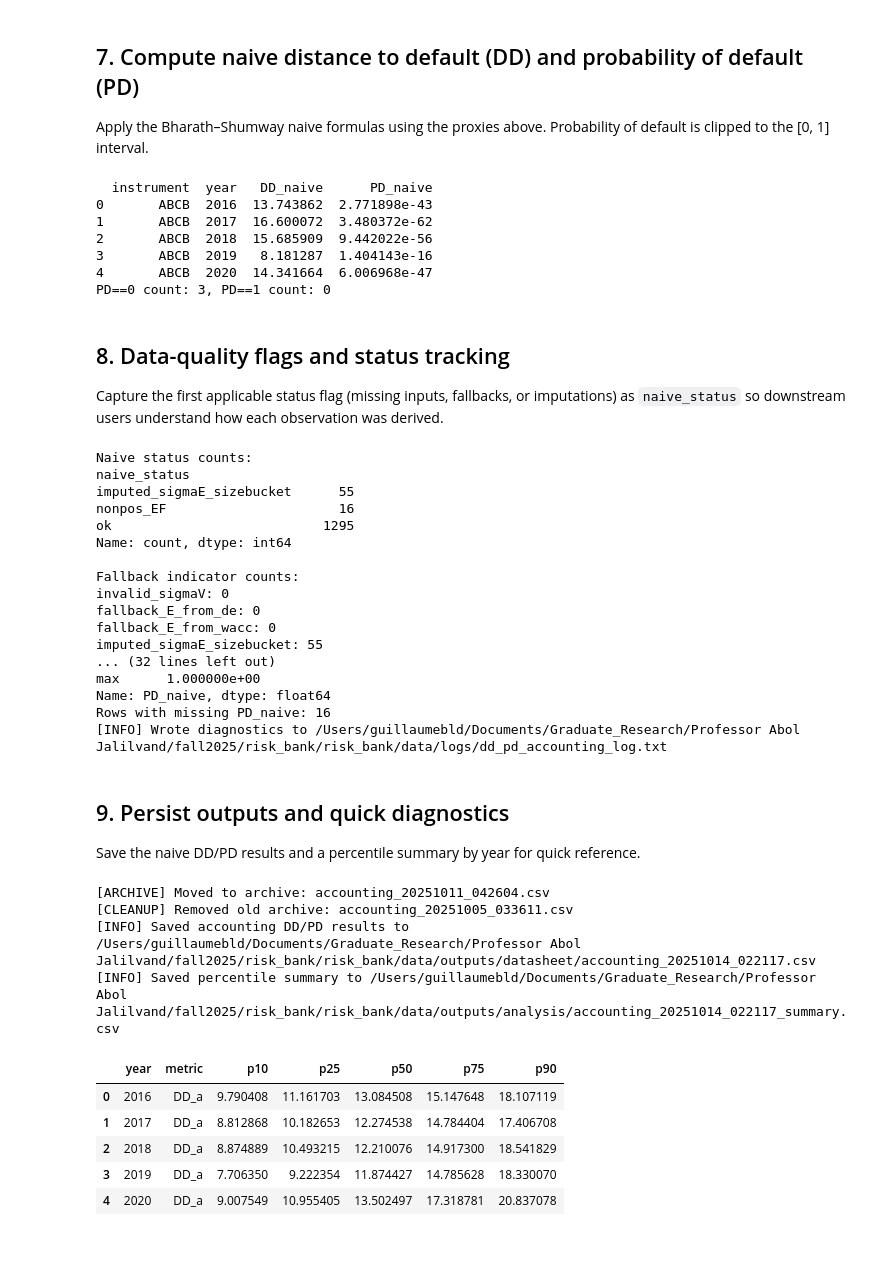
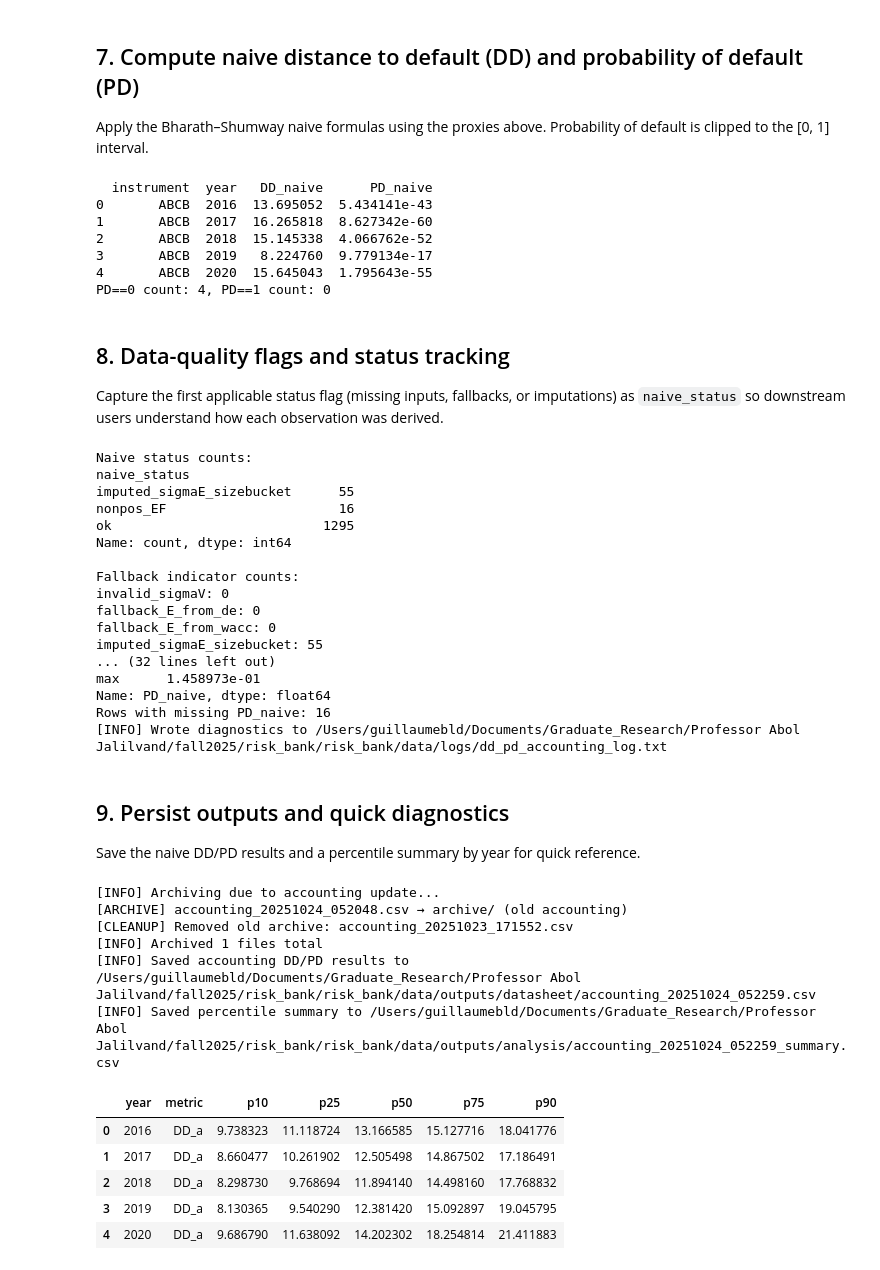
Before and after one commit to GuillaumeBld/Bank_Risk_Analytics, a Jupyter notebook: dd_pd_accounting.ipynb, the cells around one changed output. Saved outputs shown, nothing was run; the diff lists cells and outputs as text; code cells hidden in the pictures.

```diff
--- a/dd_pd_accounting.ipynb
+++ b/dd_pd_accounting.ipynb
@@ -350,3 +366,19 @@ Name: count, dtype: int64
 [INFO] Creating size buckets...
   Size bucket counts: {'small': 1270, 'mid': 64, 'large': 32}
   Imputed sigma_E (imputed_peer): 55 rows
+# %%
+# Load annual returns computed from daily data
+print('[INFO] Loading annual returns from daily data...')
+annual_returns_fp = base_dir / 'data' / 'clean' / 'annual_returns_from_daily.csv'
+annual_returns = pd.read_csv(annual_returns_fp)
+
+# Merge into main DataFrame
+df = df.merge(
+    annual_returns[['ticker', 'year', 'annual_return']],
+    left_on=['instrument', 'year'],
+    right_on=['ticker', 'year'],
+    how='left'
+)
+
+print(f'  Merged {df["annual_return"].notna().sum()} annual returns from daily data')
+print(f'  Coverage: {df["annual_return"].notna().sum() / len(df) * 100:.1f}%')
@@ -404,20 +440,34 @@ df['sigma_V_hat'] = sigma_V_components
 
 df['sigma_V_hat'] = df['sigma_V_hat'].clip(lower=1e-6)
 
-# Drift proxy using lagged returns
-lagged_rit = df.groupby('instrument', group_keys=False)['rit'].shift(1)
+# Drift proxy using lagged DAILY-DERIVED annual returns (NOT rit)
+print('[INFO] Computing mu_hat from daily-derived annual returns...')
+
+# Use annual_return from daily data, lagged by 1 year
+lagged_annual_return = df.groupby('instrument', group_keys=False)['annual_return'].shift(1)
+
+# Fallback 1: firm-level expanding mean
 firm_mean = (
-    df.groupby('instrument', group_keys=False)['rit']
+    df.groupby('instrument', group_keys=False)['annual_return']
       .apply(lambda s: s.expanding().mean().shift(1))
 )
 
-df['mu_hat'] = lagged_rit
+# Fallback 2: size bucket median
+df['mu_hat'] = lagged_annual_return
 mask_mu = df['mu_hat'].isna()
 df.loc[mask_mu, 'mu_hat'] = firm_mean[mask_mu]
 
 size_median_mu = df.groupby('size_bucket')['mu_hat'].transform('median')
 df['mu_hat'] = df['mu_hat'].fillna(size_median_mu)
+
+# Fallback 3: overall median
 df['mu_hat'] = df['mu_hat'].fillna(df['mu_hat'].median())
 
+# Update provenance tracking
+df['mu_hat_from'] = 'daily_annual_return_tminus1'
+df['mu_source_year'] = df['year'] - 1
+
+print(f'  mu_hat computed: {df["mu_hat"].notna().sum()} values')
+print(f'  mu_hat range: [{df["mu_hat"].min():.4f}, {df["mu_hat"].max():.4f}]')
 print(df[['instrument', 'year', 'sigma_D_hat', 'sigma_V_hat', 'mu_hat']].head())
 # %% [output]
@@ -451,12 +504,12 @@ print(df[['instrument', 'year', 'DD_naive', 'PD_naive']].head())
 print(f"PD==0 count: {(df['PD_naive'] == 0).sum()}, PD==1 count: {(df['PD_naive'] == 1).sum()}")
 # %% [output]
   instrument  year   DD_naive      PD_naive
-0       ABCB  2016  13.743862  2.771898e-43
-1       ABCB  2017  16.600072  3.480372e-62
-2       ABCB  2018  15.685909  9.442022e-56
-3       ABCB  2019   8.181287  1.404143e-16
-4       ABCB  2020  14.341664  6.006968e-47
-PD==0 count: 3, PD==1 count: 0
+0       ABCB  2016  13.695052  5.434141e-43
+1       ABCB  2017  16.265818  8.627342e-60
+2       ABCB  2018  15.145338  4.066762e-52
+3       ABCB  2019   8.224760  9.779134e-17
+4       ABCB  2020  15.645043  1.795643e-55
+PD==0 count: 4, PD==1 count: 0
 # %% [markdown]
 
 ## 8. Data-quality flags and status tracking
@@ -573,7 +626,7 @@ fallback_E_from_de: 0
 fallback_E_from_wacc: 0
 imputed_sigmaE_sizebucket: 55
 ... (32 lines left out)
-max      1.000000e+00
+max      1.458973e-01
 Name: PD_naive, dtype: float64
 Rows with missing PD_naive: 16
 [INFO] Wrote diagnostics to /Users/guillaumebld/Documents/Graduate_Research/Professor Abol Jalilvand/fall2025/risk_bank/risk_bank/data/logs/dd_pd_accounting_log.txt
@@ -628,7 +681,9 @@ archive_dir = base_dir / 'archive' / 'datasets'
 archive_dir.mkdir(parents=True, exist_ok=True)
 
 # Archive old accounting files and save new one with timestamp
-archive_old_files(output_dir, archive_dir, 'accounting', max_keep=5)
+# Archive old accounting files AND downstream merged/esg_dd_pd files
+# (they become outdated when accounting changes)
+archive_on_accounting_update(output_dir, archive_dir, max_keep=5)
 
 timestamp = get_timestamp_cdt()
 dd_output = output_dir / f'accounting_{timestamp}.csv'
@@ -657,39 +712,41 @@ def build_percentile_table(metric: str) -> pd.DataFrame:
 
     by_year = (
         clean.groupby('year')[metric]
              .quantile(percentiles)
              .unstack(level=-1)
     )
     by_year.columns = percentile_columns
     by_year = by_year.reset_index()
     by_year.insert(0, 'metric', metric)
 
     overall_values = df[metric].dropna()
     overall_row = {'metric': metric, 'year': 'overall'}
     for col, pct in zip(percentile_columns, percentiles):
         overall_row[col] = overall_values.quantile(pct) if not overall_values.empty else np.nan
 
     combined = pd.concat([by_year, pd.DataFrame([overall_row])], ignore_index=True)
     ordered_columns = ['year', 'metric', *percentile_columns]
     return combined[ordered_columns]
 
 
 summary_frames = [build_percentile_table(metric) for metric in ['DD_a', 'PD_a']]
 summary = pd.concat(summary_frames, ignore_index=True)
 
 summary_output = base_dir / 'data' / 'outputs' / 'analysis' / f'accounting_{timestamp}_summary.csv'
 summary.to_csv(summary_output, index=False)
 print(f"[INFO] Saved percentile summary to {summary_output}")
 
 summary.head()
 # %% [output]
-[ARCHIVE] Moved to archive: accounting_20251011_042604.csv
-[CLEANUP] Removed old archive: accounting_20251005_033611.csv
-[INFO] Saved accounting DD/PD results to /Users/guillaumebld/Documents/Graduate_Research/Professor Abol Jalilvand/fall2025/risk_bank/risk_bank/data/outputs/datasheet/accounting_20251014_022117.csv
-[INFO] Saved percentile summary to /Users/guillaumebld/Documents/Graduate_Research/Professor Abol Jalilvand/fall2025/risk_bank/risk_bank/data/outputs/analysis/accounting_20251014_022117_summary.csv
+[INFO] Archiving due to accounting update...
+[ARCHIVE] accounting_20251024_052048.csv → archive/ (old accounting)
+[CLEANUP] Removed old archive: accounting_20251023_171552.csv
+[INFO] Archived 1 files total
+[INFO] Saved accounting DD/PD results to /Users/guillaumebld/Documents/Graduate_Research/Professor Abol Jalilvand/fall2025/risk_bank/risk_bank/data/outputs/datasheet/accounting_20251024_052259.csv
+[INFO] Saved percentile summary to /Users/guillaumebld/Documents/Graduate_Research/Professor Abol Jalilvand/fall2025/risk_bank/risk_bank/data/outputs/analysis/accounting_20251024_052259_summary.csv
 |  | year | metric | p10 | p25 | p50 | p75 | p90 |
-| 0 | 2016 | DD_a | 9.790408 | 11.161703 | 13.084508 | 15.147648 | 18.107119 |
-| 1 | 2017 | DD_a | 8.812868 | 10.182653 | 12.274538 | 14.784404 | 17.406708 |
-| 2 | 2018 | DD_a | 8.874889 | 10.493215 | 12.210076 | 14.917300 | 18.541829 |
-| 3 | 2019 | DD_a | 7.706350 | 9.222354 | 11.874427 | 14.785628 | 18.330070 |
-| 4 | 2020 | DD_a | 9.007549 | 10.955405 | 13.502497 | 17.318781 | 20.837078 |
+| 0 | 2016 | DD_a | 9.738323 | 11.118724 | 13.166585 | 15.127716 | 18.041776 |
+| 1 | 2017 | DD_a | 8.660477 | 10.261902 | 12.505498 | 14.867502 | 17.186491 |
+| 2 | 2018 | DD_a | 8.298730 | 9.768694 | 11.894140 | 14.498160 | 17.768832 |
+| 3 | 2019 | DD_a | 8.130365 | 9.540290 | 12.381420 | 15.092897 | 19.045795 |
+| 4 | 2020 | DD_a | 9.686790 | 11.638092 | 14.202302 | 18.254814 | 21.411883 |
```
Also changed, not shown: parts of 4 cells of this notebook, 31 other files.
